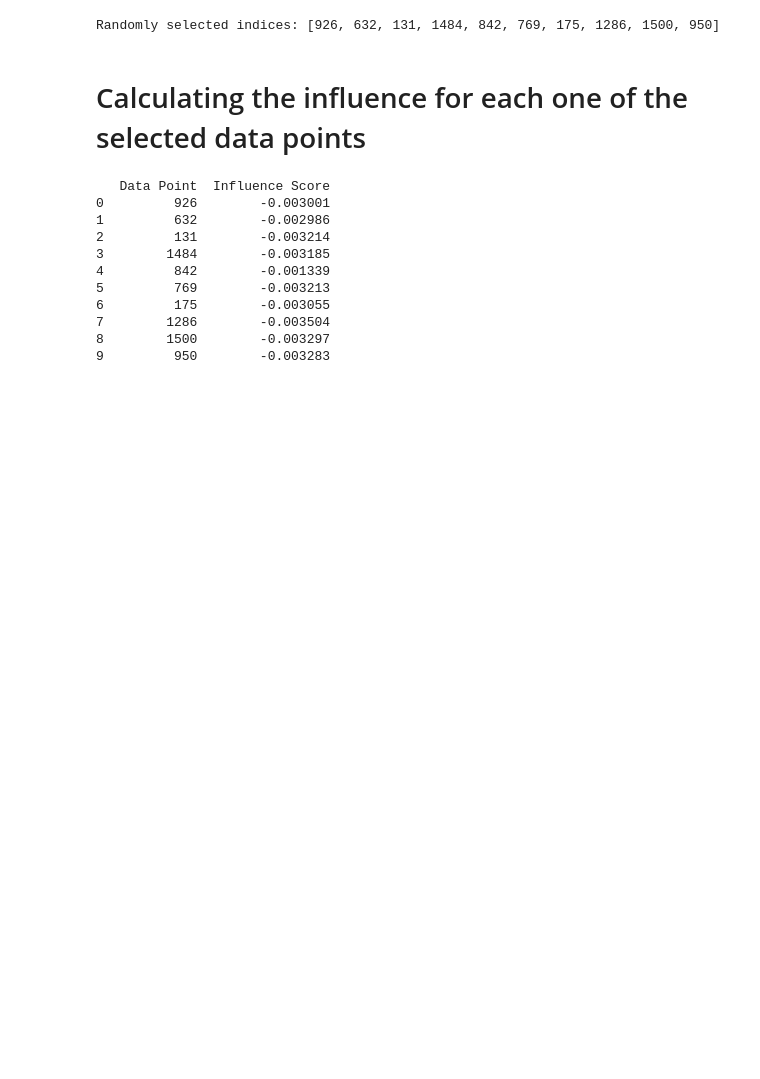
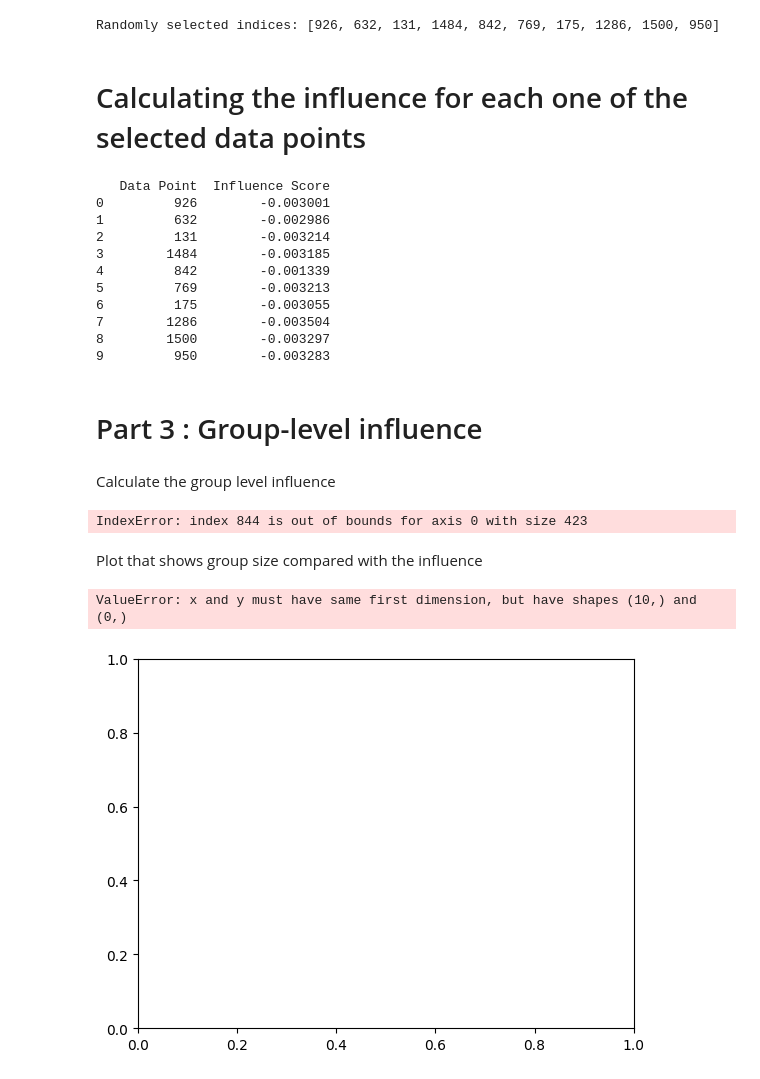
Before and after one commit to KaurInTech/Data-modeling-Obesity-levels-, a Jupyter notebook: Assignment2(CMPT419).ipynb, the cells around one changed output. Saved outputs shown, nothing was run; the diff lists cells and outputs as text; code cells hidden in the pictures; blank space fills up the shorter version.

Commit message:
Part 3 completed

```diff
--- a/Assignment2(CMPT419).ipynb
+++ b/Assignment2(CMPT419).ipynb
@@ -386,3 +386,62 @@ print(influence_df)
 7        1286        -0.003504
 8        1500        -0.003297
 9         950        -0.003283
+# %% [markdown]
+# Part 3 : Group-level influence
+# %% [markdown]
+Calculate the group level influence
+# %%
+group_sizes_selection = [0.1,0.2,0.3,0.4,0.5,0.6,0.7,0.8,0.9,1.0]
+
+group_influence_scores = []
+
+# Loop over the different selected group sizes
+for size in group_sizes_selection:
+
+    number_of_data_points = int(len(X_train)* size)
+    # print(number_of_data_points)
+
+    group_index = np.random.choice(len(X_train), number_of_data_points, replace=False)
+
+    X_train_copy_part3 = np.copy(X_train)
+    y_train_copy_part3 = np.copy(y_train)
+
+    X_train_group_removed = np.delete(X_train_copy_part3, group_index, axis=0)
+    y_train_group_removed = np.delete(y_train_copy_part3, group_index, axis=0)
+
+    random_forest_model_with_removed_group = RandomForestClassifier(n_estimators=150, max_depth=12, min_samples_leaf=4)
+    random_forest_model_with_removed_group.fit(X_train_group_removed, y_train_group_removed)
+
+
+    y_pred_valid_group_removed = random_forest_model_with_removed_group.predict(X_valid)
+
+    # calculate precision score on original validation set
+    precision_score_original = precision_score(y_valid, y_pred_valid_removed, average='weighted')
+
+    # calculate precision score on validation set with groups removed
+    precision_score_group_removed = precision_score(np.delete(y_valid, group_index), np.delete(y_pred_valid_group_removed, group_index), average='weighted')
+
+    #calculate influence score
+    calculated_group_influence_score = precision_score_group_removed - precision_score_original
+
+    #Append the group influence score to the array
+    group_influence_scores.append(calculated_group_influence_score)
+
+
+for i, size in enumerate(group_sizes_selection):
+    print(f"Group Size Chosen: {size}, Influence Score: {group_influence_scores[i]}")
+# %% [output]
+IndexError: index 844 is out of bounds for axis 0 with size 423
+# %% [markdown]
+Plot that shows group size compared with the influence
+# %%
+# Plot group size compared with the influence
+plt.plot(group_sizes_selection, group_influence_scores, marker='o', linestyle='-')
+plt.xlabel('Group Size Selected')
+plt.ylabel('Group Influence Score')
+plt.title('Group Size Selected vs. Group Influence Score')
+plt.grid(True)
+plt.show()
+# %% [output]
+ValueError: x and y must have same first dimension, but have shapes (10,) and (0,)
+[figure, added]
```
